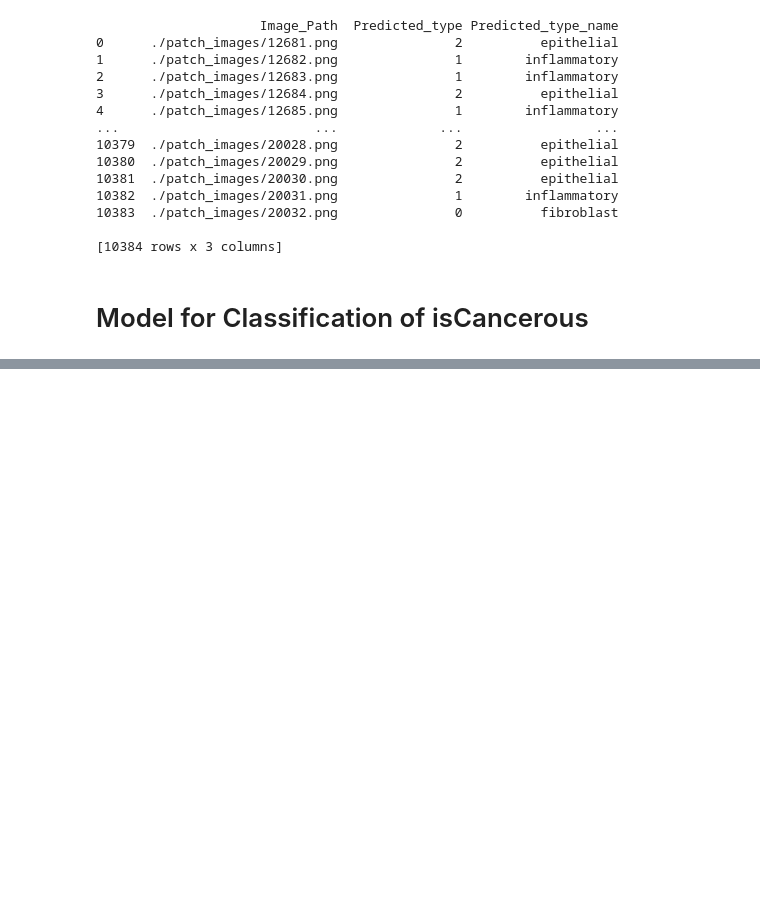
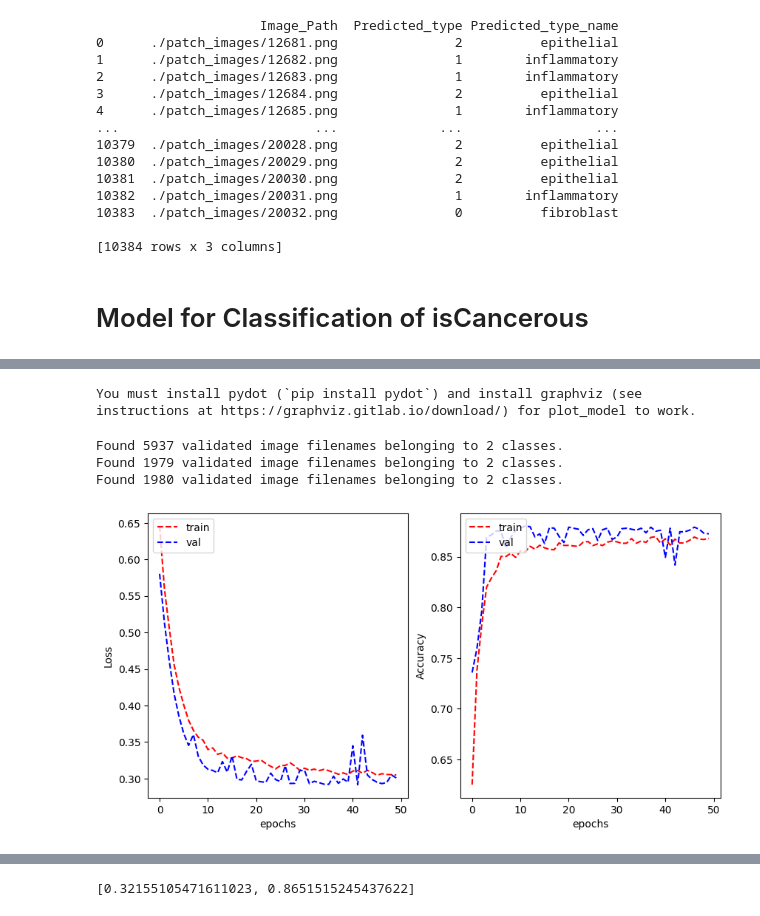
Before and after one commit to SaicharanKannan/Ml_A2, a Jupyter notebook: final_final.ipynb, the cells around one changed output, grey strips where cells are left out. Saved outputs shown, nothing was run; the diff lists cells and outputs as text; code cells hidden in the pictures; blank space fills up the shorter version.

```diff
--- a/final_final.ipynb
+++ b/final_final.ipynb
@@ -542,0 +510,63 @@ You should consider upgrading via the 'c:\Users\Wobby\AppData\Local\Programs\Pyt
+# %%
+
+tf.keras.utils.plot_model(model, show_shapes=True)
+# You must install pydot (`pip install pydot`) and install graphviz (see instructions at https://graphviz.gitlab.io/download/) for plot_model to work.
+# %% [output]
+You must install pydot (`pip install pydot`) and install graphviz (see instructions at https://graphviz.gitlab.io/download/) for plot_model to work.
+# %%
+model.compile(optimizer='SGD',
+              loss=tf.keras.losses.CategoricalCrossentropy(from_logits=True),
+              metrics=['categorical_accuracy'])
+train_data['isCancerous'] = train_data['isCancerous'].astype('str')
+val_data['isCancerous'] = val_data['isCancerous'].astype('str')
+from tensorflow.keras.preprocessing.image import ImageDataGenerator
+
+train_datagen = ImageDataGenerator(rescale=1./255, data_format='channels_last')
+val_datagen = ImageDataGenerator(rescale=1./255, data_format='channels_last')
+
+batch_size = 32
+
+train_generator = train_datagen.flow_from_dataframe(
+        dataframe=train_data,
+        directory='./',
+        x_col="Image_Path",
+        y_col="isCancerous",
+        target_size=(27, 27),
+        batch_size=batch_size,
+        class_mode='categorical')
+
+validation_generator = val_datagen.flow_from_dataframe(
+        dataframe=val_data,
+        directory='./',
+        x_col="Image_Path",
+        y_col="isCancerous",
+        target_size=(27, 27),
+        batch_size=batch_size,
+        class_mode='categorical')
+
+test_data['isCancerous'] = test_data['isCancerous'].astype('str')
+
+test_datagen = ImageDataGenerator(rescale=1./255, data_format='channels_last')
+
+batch_size = 1
+
+test_generator = test_datagen.flow_from_dataframe(
+        dataframe=test_data,
+        directory='./',
+        x_col="Image_Path",
+        y_col="isCancerous",
+        target_size=(27, 27),
+        batch_size=batch_size,
+        class_mode='categorical')
+# %% [output]
+Found 5937 validated image filenames belonging to 2 classes.
+Found 1979 validated image filenames belonging to 2 classes.
+Found 1980 validated image filenames belonging to 2 classes.
+# %%
+history = model.fit_generator(train_generator, validation_data = validation_generator, epochs=50, verbose=0)
+plot_learning_curve(history.history['loss'], history.history['val_loss'],
+                    history.history['categorical_accuracy'], history.history['val_categorical_accuracy'],
+                    metric_name='Accuracy')
+model.evaluate(test_generator)
+# %% [output]
+[figure, added]
@@ -542,0 +574 @@ You should consider upgrading via the 'c:\Users\Wobby\AppData\Local\Programs\Pyt
+[0.32155105471611023, 0.8651515245437622]
```
Also changed, not shown: parts of 36 cells of this notebook, 1 other file.
